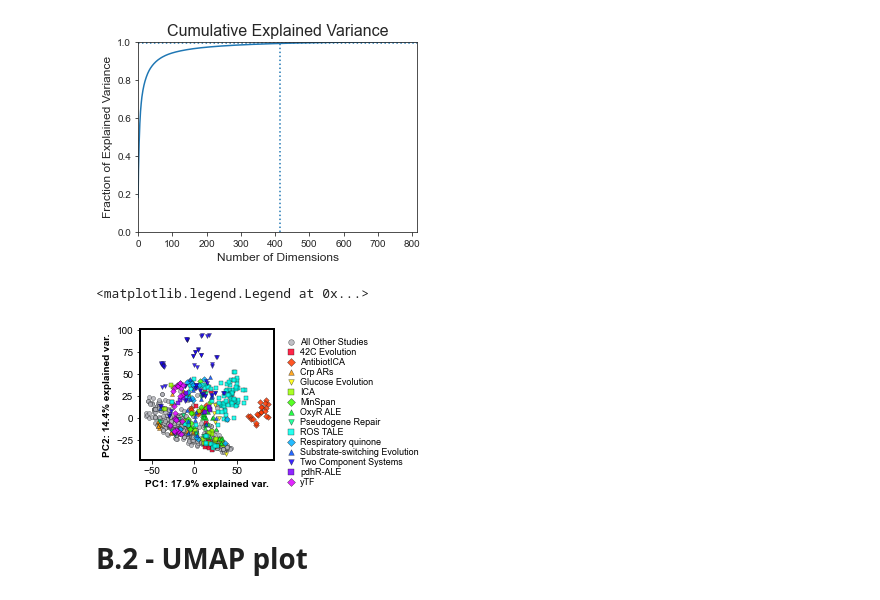
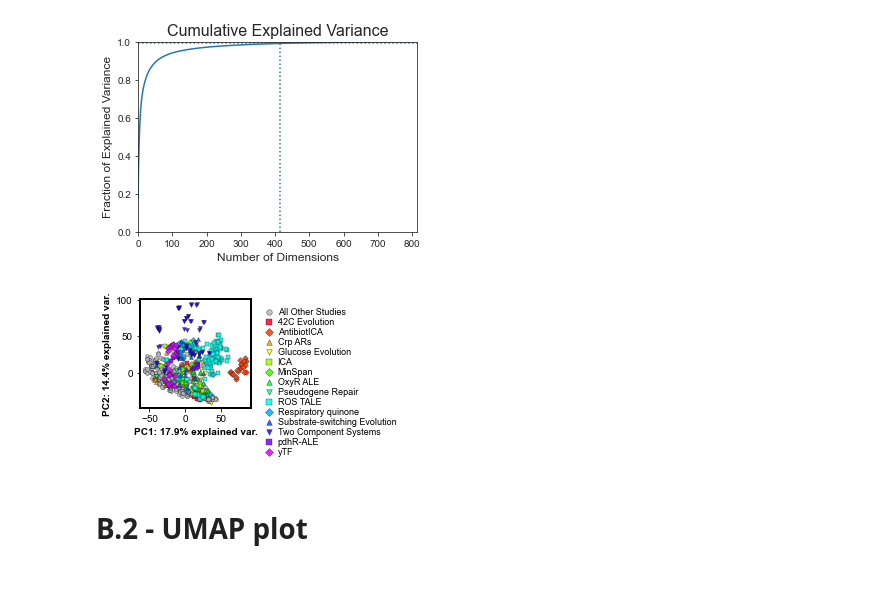
Before and after one commit to SBRG/precise2, a Jupyter notebook: notebooks/figure2_genes.ipynb, the cells around one changed output. Drawn from its saved outputs; the diff is of its cells as text; code cells hidden in the pictures.

```diff
--- a/notebooks/figure2_genes.ipynb
+++ b/notebooks/figure2_genes.ipynb
@@ -225,35 +225,34 @@ PRECISE_2 = PRECISE_2.sort_values(by = ['study_sort', 'show_study'], ascending =
 # %%
 import pylab
 NUM_COLORS = len(PRECISE_2.groupby('show_study'))
 cm = pylab.get_cmap('gist_rainbow')
 colors = ['#B4B4BB']+[cm(1.*i/(NUM_COLORS-1)) for i in range(0,NUM_COLORS-1)]
 marker_list = ["o", "s", "D", "^", "v","s", "D", "^", "v", "s", "D", "^", "v","s", "D", "^", "v"]
 plt.rc('xtick', labelsize=10)    # fontsize of the tick labels
 plt.rc('ytick', labelsize=10)    # fontsize of the tick labels
 
-fig,ax = plt.subplots(figsize=(2.4,2.4))
+fig,ax = plt.subplots(figsize=(2,2))
 
 ax.spines['top'].set_color('0'); ax.spines['bottom'].set_color('0')
 ax.spines['left'].set_color('0'); ax.spines['right'].set_color('0')
 
 ax.spines['top'].set_linewidth(2); ax.spines['bottom'].set_linewidth(2)
 ax.spines['left'].set_linewidth(2); ax.spines['right'].set_linewidth(2)
 
 
 for i,(name,group) in enumerate(PRECISE_2.groupby('show_study', sort=False)):
     idx = DF_log_tpm.loc[:,group.index.tolist()].columns.tolist()
     ax.scatter(DF_weights.loc[idx,0],
                DF_weights.loc[idx,1],
                label=name,alpha=0.85, color=colors[i],marker=marker_list[i], s=16, linewidths =.4, edgecolors='#1C2021')
 ax.set_xlabel('PC1: %.1f%% explained var.'%(pca.explained_variance_ratio_[0]*100),fontsize=10, fontweight ='bold')
 ax.set_ylabel('PC2: %.1f%% explained var.'%(pca.explained_variance_ratio_[1]*100),fontsize=10, fontweight ='bold')
 #ax.set_title('Principal Component Plot',fontsize=18)
 plt.legend(bbox_to_anchor=(1,1),fontsize=9,ncol=1, markerscale=1.4, columnspacing=0.1, handletextpad=.01,
           frameon=False, labelspacing=0.11)
-# plt.savefig('./fig2/PCA_20210111.pdf', dpi = 600, bbox_inches = 'tight')
+plt.savefig('./fig2/PCA_20210111.pdf', dpi = 600, bbox_inches = 'tight')
 # %% [output]
-<matplotlib.legend.Legend at 0x...>
-[figure, old version]
+[figure, new version]
 # %% [markdown]
 # B.2 - UMAP plot
 # %%
```
Also changed, not shown: parts of 8 cells of this notebook, 19 other files.
